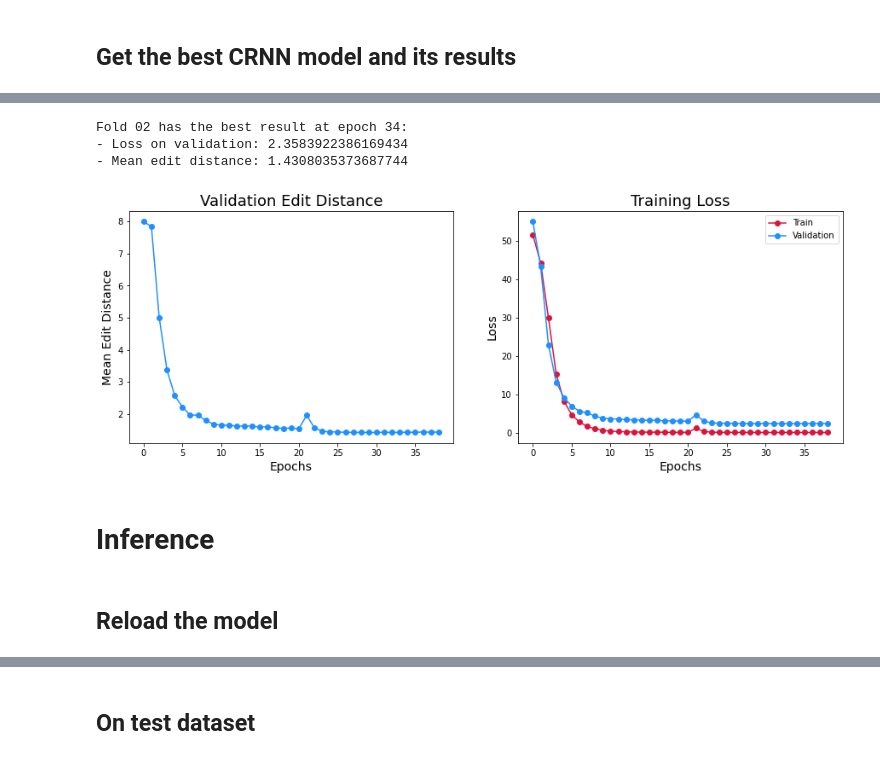
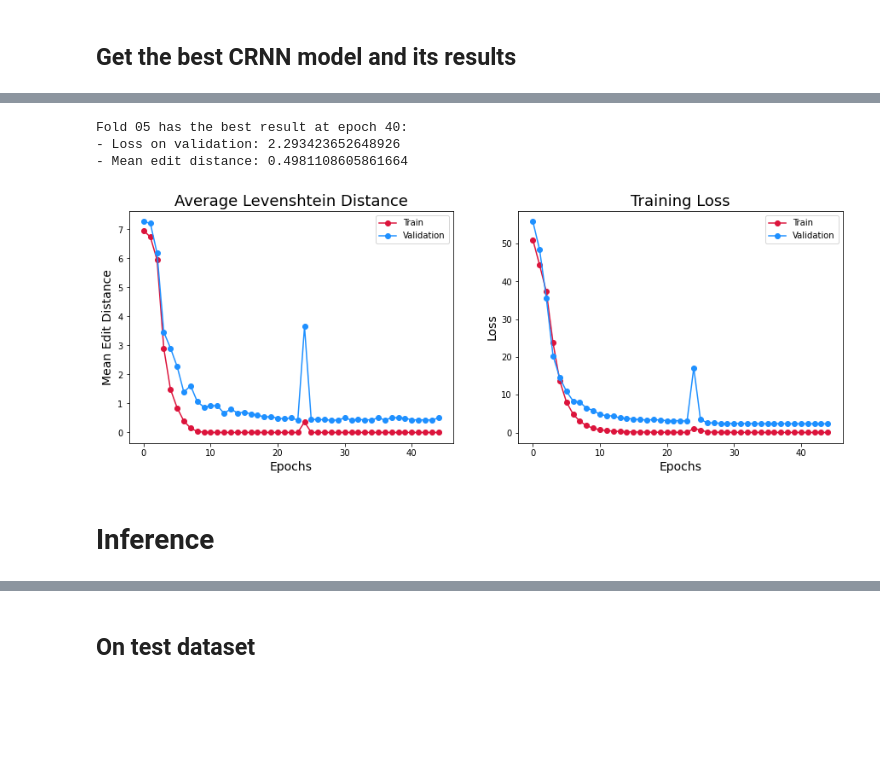
Before and after one commit to ds4v/NomNaOCR, a Jupyter notebook: Text recognition/CRNN/CRNN.ipynb, the cells around one changed output, grey strips where cells are left out. Saved outputs shown, nothing was run; the diff lists cells and outputs as text; code cells hidden in the pictures; blank space fills up the shorter version.

```diff
--- a/Text recognition/CRNN/CRNN.ipynb
+++ b/Text recognition/CRNN/CRNN.ipynb
@@ -291,13 +235,13 @@ Fold 10 - Mean edit distance: 6.410714149475098
 # %%
 print(f'Fold {best_fold_idx + 1:02d} has the best result at epoch {best_fold_epoch + 1}:')
 print(f'- Loss on validation: {best_loss}')
-print(f'- Mean edit distance: {best_edist_log[best_fold_epoch]}')
-plot_training_results(best_history, best_edist_log, 'CRNN.png')
-best_model.save('CRNN.h5')
+print(f'- Mean edit distance: {best_history["val_edist"][best_fold_epoch]}')
+plot_training_results(best_history, f'{APPROACH_NAME}.png')
+best_model.save(f'{APPROACH_NAME}.h5')
 # %% [output]
-Fold 02 has the best result at epoch 34:
-- Loss on validation: 2.3583922386169434
-- Mean edit distance: 1.4308035373687744
+Fold 05 has the best result at epoch 40:
+- Loss on validation: 2.293423652648926
+- Mean edit distance: 0.4981108605861664
-[figure, old version]
+[figure, new version]
 # %% [markdown]
 # Inference
@@ -307,2 +247,0 @@ from ctc import CTCLayer, decode_batch_predictions
-# %% [markdown]
-## Reload the model
```
Also changed, not shown: parts of 34 cells of this notebook, 8 other files.
